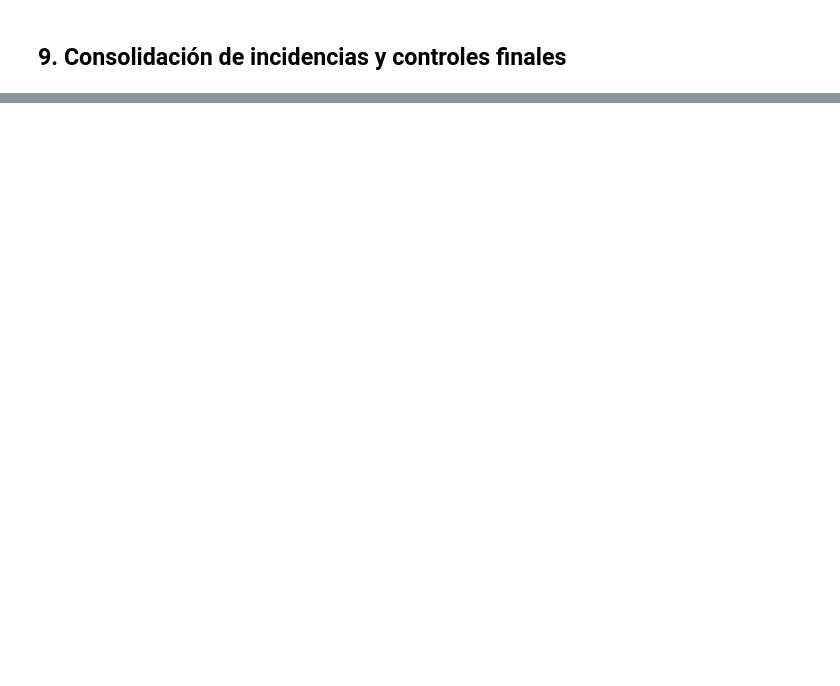
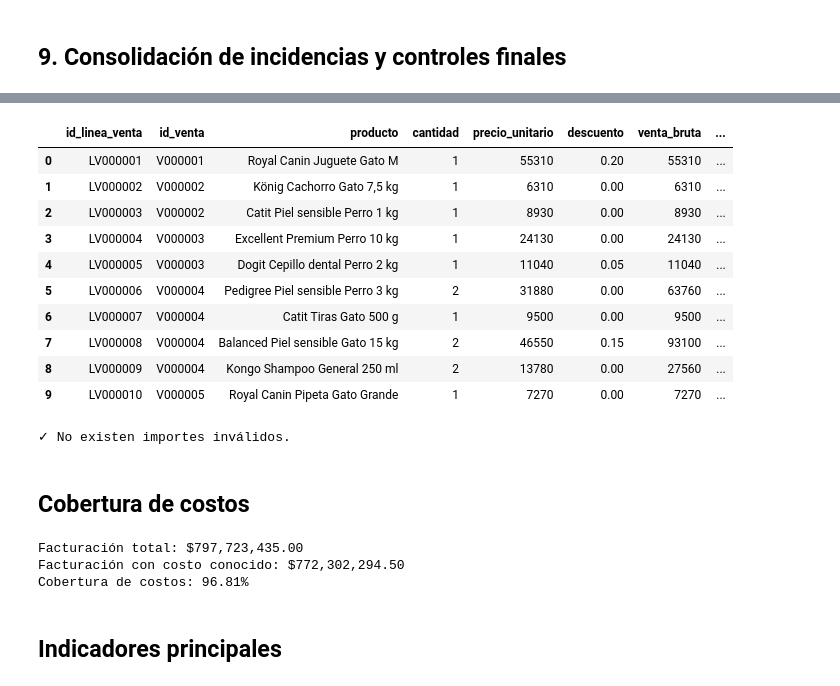
Before and after one commit to GonzaloEBaez/huellitas, a Jupyter notebook: notebooks/01_auditoria_inicial_petshop.ipynb, the cells around one changed output, grey strips where cells are left out. Drawn from its saved outputs; the diff is of its cells as text; code cells hidden in the pictures; blank space fills up the shorter version.

```diff
--- a/notebooks/01_auditoria_inicial_petshop.ipynb
+++ b/notebooks/01_auditoria_inicial_petshop.ipynb
@@ -642,0 +774,10 @@ Con la base validada, el siguiente bloque calculará venta bruta, descuento apli
+# %%
+#CostoTotal=Cantidad×CostoUnitario
+ventas_analiticas["costo_disponible"] = (
+    ventas_analiticas["costo"].notna()
+)
+
+ventas_analiticas["costo_total"] = (
+    ventas_analiticas["cantidad"]
+    * ventas_analiticas["costo"]
+)
@@ -642,0 +798,42 @@ Con la base validada, el siguiente bloque calculará venta bruta, descuento apli
+# %%
+#Revisamos resultados
+display(
+    ventas_analiticas[
+        [
+            "id_linea_venta",
+            "id_venta",
+            "producto",
+            "cantidad",
+            "precio_unitario",
+            "descuento",
+            "venta_bruta",
+            "descuento_aplicado",
+            "facturacion_neta",
+            "costo_total",
+            "margen",
+            "margen_porcentaje"
+        ]
+    ].head(10)
+)
+# %% [output]
+|  | id_linea_venta | id_venta | producto | cantidad | precio_unitario | descuento | venta_bruta | ... |
+| 0 | LV000001 | V000001 | Royal Canin Juguete Gato M | 1 | 55310 | 0.20 | 55310 | ... |
+| 1 | LV000002 | V000002 | König Cachorro Gato 7,5 kg | 1 | 6310 | 0.00 | 6310 | ... |
+| 2 | LV000003 | V000002 | Catit Piel sensible Perro 1 kg | 1 | 8930 | 0.00 | 8930 | ... |
+| 3 | LV000004 | V000003 | Excellent Premium Perro 10 kg | 1 | 24130 | 0.00 | 24130 | ... |
+| 4 | LV000005 | V000003 | Dogit Cepillo dental Perro 2 kg | 1 | 11040 | 0.05 | 11040 | ... |
+| 5 | LV000006 | V000004 | Pedigree Piel sensible Perro 3 kg | 2 | 31880 | 0.00 | 63760 | ... |
+| 6 | LV000007 | V000004 | Catit Tiras Gato 500 g | 1 | 9500 | 0.00 | 9500 | ... |
+| 7 | LV000008 | V000004 | Balanced Piel sensible Gato 15 kg | 2 | 46550 | 0.15 | 93100 | ... |
+| 8 | LV000009 | V000004 | Kongo Shampoo General 250 ml | 2 | 13780 | 0.00 | 27560 | ... |
+| 9 | LV000010 | V000005 | Royal Canin Pipeta Gato Grande | 1 | 7270 | 0.00 | 7270 | ... |
+# %%
+assert (ventas_analiticas["venta_bruta"] > 0).all()
+assert (ventas_analiticas["descuento_aplicado"] >= 0).all()
+assert (ventas_analiticas["facturacion_neta"] > 0).all()
+
+print("✓ No existen importes inválidos.")
+# %% [output]
+✓ No existen importes inválidos.
+# %% [markdown]
+## Cobertura de costos
@@ -642,0 +856,19 @@ Con la base validada, el siguiente bloque calculará venta bruta, descuento apli
+# %%
+print(
+    f"Facturación total: ${facturacion_total:,.2f}"
+)
+
+print(
+    f"Facturación con costo conocido: "
+    f"${facturacion_con_costo:,.2f}"
+)
+
+print(
+    f"Cobertura de costos: {cobertura_costos:.2%}"
+)
+# %% [output]
+Facturación total: $797,723,435.00
+Facturación con costo conocido: $772,302,294.50
+Cobertura de costos: 96.81%
+# %% [markdown]
+## Indicadores principales
```
Also changed, not shown: parts of 46 cells of this notebook, 8 other files.
